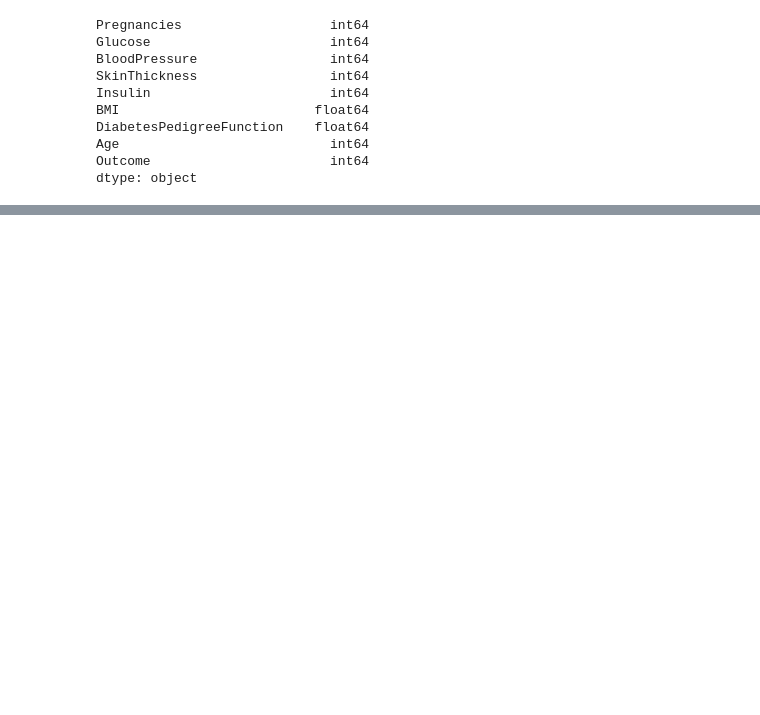
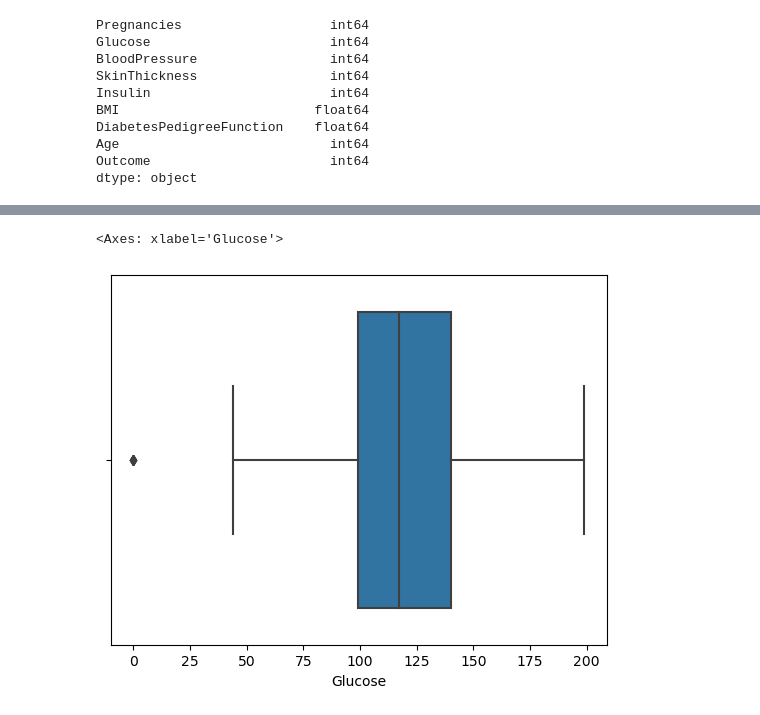
Before and after one commit to shreyapuri11/Minor-Project-Diabetes-prediction-analysis, a Jupyter notebook: diab.ipynb, the cells around one changed output, grey strips where cells are left out. Saved outputs shown, nothing was run; the diff lists cells and outputs as text; code cells hidden in the pictures; blank space fills up the shorter version.

```diff
--- a/diab.ipynb
+++ b/diab.ipynb
@@ -144,0 +214,5 @@ diab.describe(include="all").T
+# %%
+sns.boxplot(x=diab["Glucose"])
+# %% [output]
+<Axes: xlabel='Glucose'>
+[figure, added]
```
Also changed, not shown: parts of 16 cells of this notebook.
